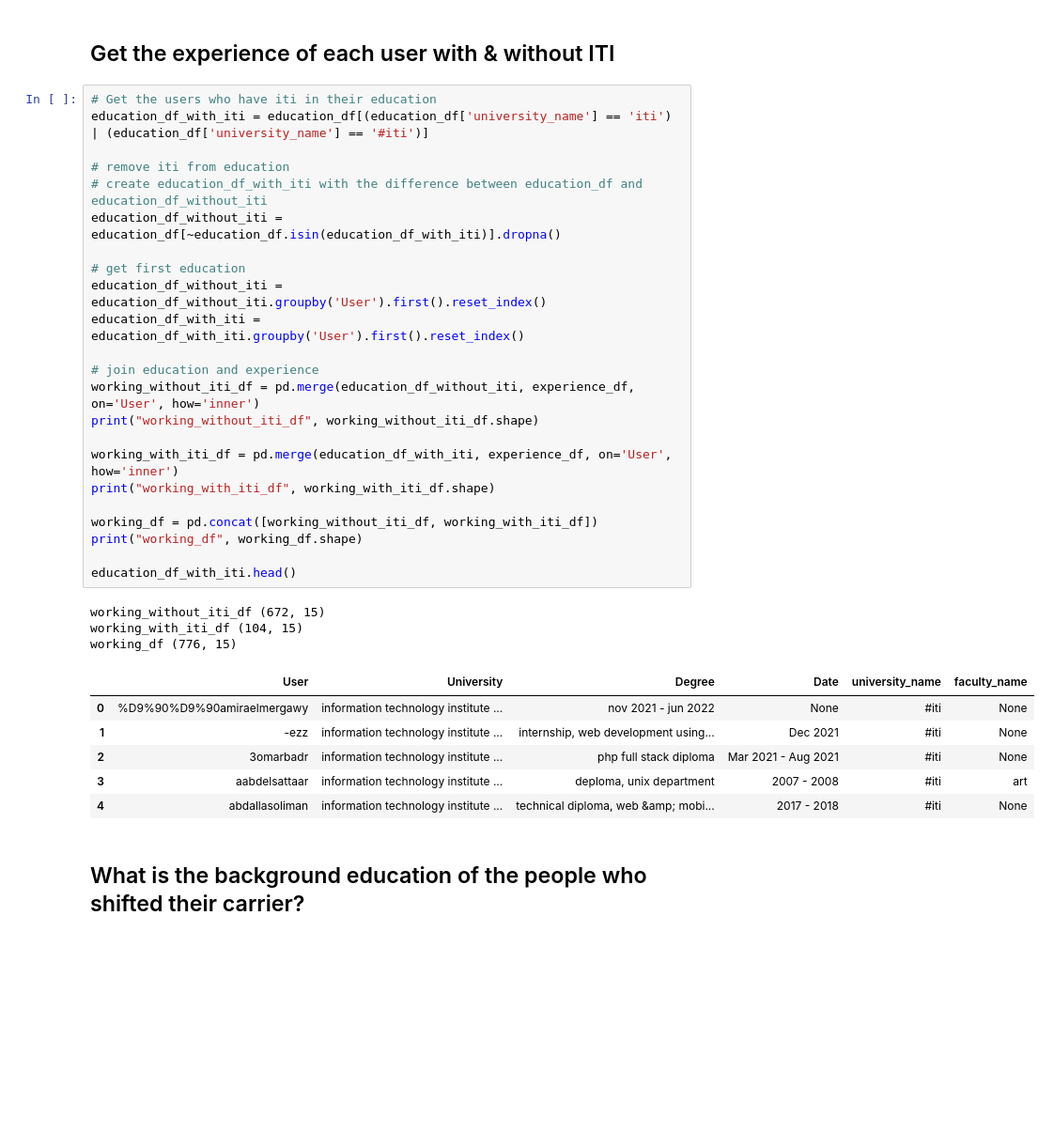
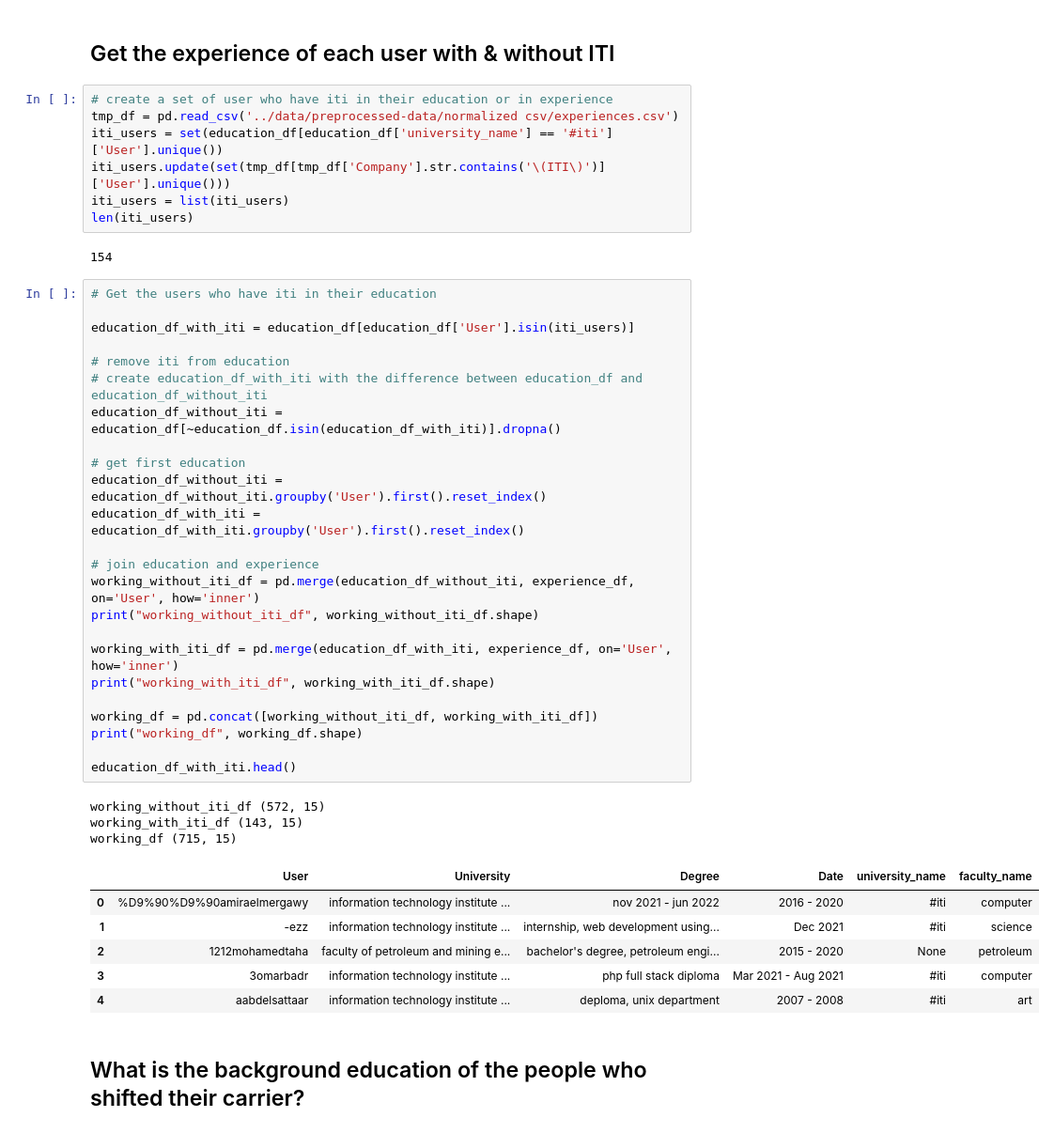
Before and after one commit to Mostafa-wael/Exploring-the-Landscape-of-the-Egyptian-Software-Market, a Jupyter notebook: notebooks/mechanism.ipynb, the cells around one changed output. Shown at 94% size. Drawn from its saved outputs; the diff is of its cells as text; blank space fills up the shorter version.

```diff
--- a/notebooks/mechanism.ipynb
+++ b/notebooks/mechanism.ipynb
@@ -76,39 +76,49 @@ experience_df.head()
 | 4 | a-nan-farag-b78a0b12b | https://www.linkedin.com/company/... | KnowledgeNet | senior java developer | Full-time | 2021-05-01 | Present | 24.0 | Cairo, Egypt | ... |
 # %% [markdown]
 ## Get the experience of each user with & without ITI
+# %%
+# create a set of user who have iti in their education or in experience
+tmp_df = pd.read_csv('../data/preprocessed-data/normalized csv/experiences.csv')
+iti_users = set(education_df[education_df['university_name'] == '#iti']['User'].unique())
+iti_users.update(set(tmp_df[tmp_df['Company'].str.contains('\(ITI\)')]['User'].unique()))
+iti_users = list(iti_users)
+len(iti_users)
+# %% [output]
+154
 # %%
 # Get the users who have iti in their education
-education_df_with_iti = education_df[(education_df['university_name'] == 'iti') | (education_df['university_name'] == '#iti')]
+
+education_df_with_iti = education_df[education_df['User'].isin(iti_users)]
 
 # remove iti from education
 # create education_df_with_iti with the difference between education_df and education_df_without_iti
 education_df_without_iti = education_df[~education_df.isin(education_df_with_iti)].dropna()
 
 # get first education
 education_df_without_iti = education_df_without_iti.groupby('User').first().reset_index()
 education_df_with_iti = education_df_with_iti.groupby('User').first().reset_index()
 
 # join education and experience
 working_without_iti_df = pd.merge(education_df_without_iti, experience_df, on='User', how='inner')
 print("working_without_iti_df", working_without_iti_df.shape)
 
 working_with_iti_df = pd.merge(education_df_with_iti, experience_df, on='User', how='inner')
 print("working_with_iti_df", working_with_iti_df.shape)
 
 working_df = pd.concat([working_without_iti_df, working_with_iti_df])
 print("working_df", working_df.shape)
 
 education_df_with_iti.head()
 # %% [output]
-working_without_iti_df (672, 15)
-working_with_iti_df (104, 15)
-working_df (776, 15)
+working_without_iti_df (572, 15)
+working_with_iti_df (143, 15)
+working_df (715, 15)
 |  | User | University | Degree | Date | university_name | faculty_name |
-| 0 | %D9%90%D9%90amiraelmergawy | information technology institute ... | nov 2021 - jun 2022 | None | #iti | None |
-| 1 | -ezz | information technology institute ... | internship, web development using... | Dec 2021 | #iti | None |
-| 2 | 3omarbadr | information technology institute ... | php full stack diploma | Mar 2021 - Aug 2021 | #iti | None |
-| 3 | aabdelsattaar | information technology institute ... | deploma, unix department | 2007 - 2008 | #iti | art |
-| 4 | abdallasoliman | information technology institute ... | technical diploma, web &amp; mobi... | 2017 - 2018 | #iti | None |
+| 0 | %D9%90%D9%90amiraelmergawy | information technology institute ... | nov 2021 - jun 2022 | 2016 - 2020 | #iti | computer |
+| 1 | -ezz | information technology institute ... | internship, web development using... | Dec 2021 | #iti | science |
+| 2 | 1212mohamedtaha | faculty of petroleum and mining e... | bachelor's degree, petroleum engi... | 2015 - 2020 | None | petroleum |
+| 3 | 3omarbadr | information technology institute ... | php full stack diploma | Mar 2021 - Aug 2021 | #iti | computer |
+| 4 | aabdelsattaar | information technology institute ... | deploma, unix department | 2007 - 2008 | #iti | art |
 # %% [markdown]
 ## What is the background education of the people who shifted their carrier?
 # %%
```
Also changed, not shown: parts of 4 cells of this notebook, 1 other file.
